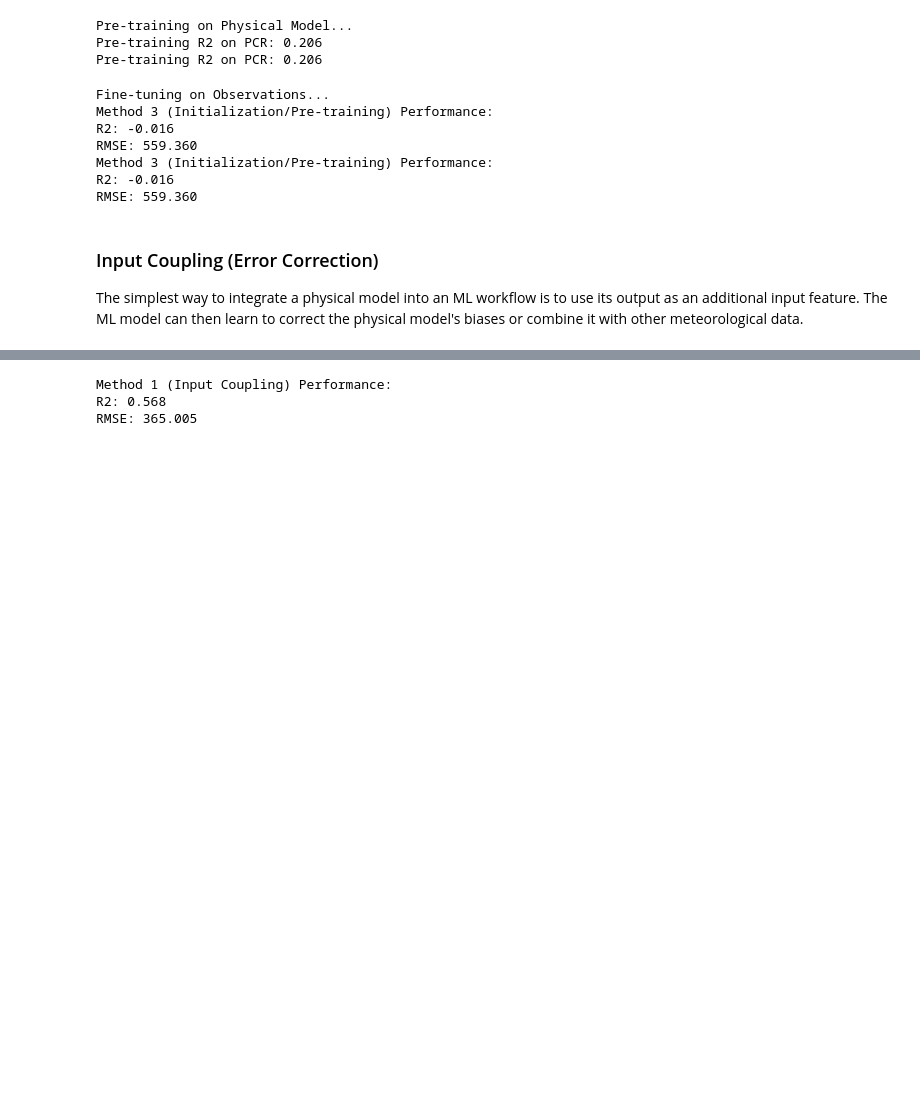
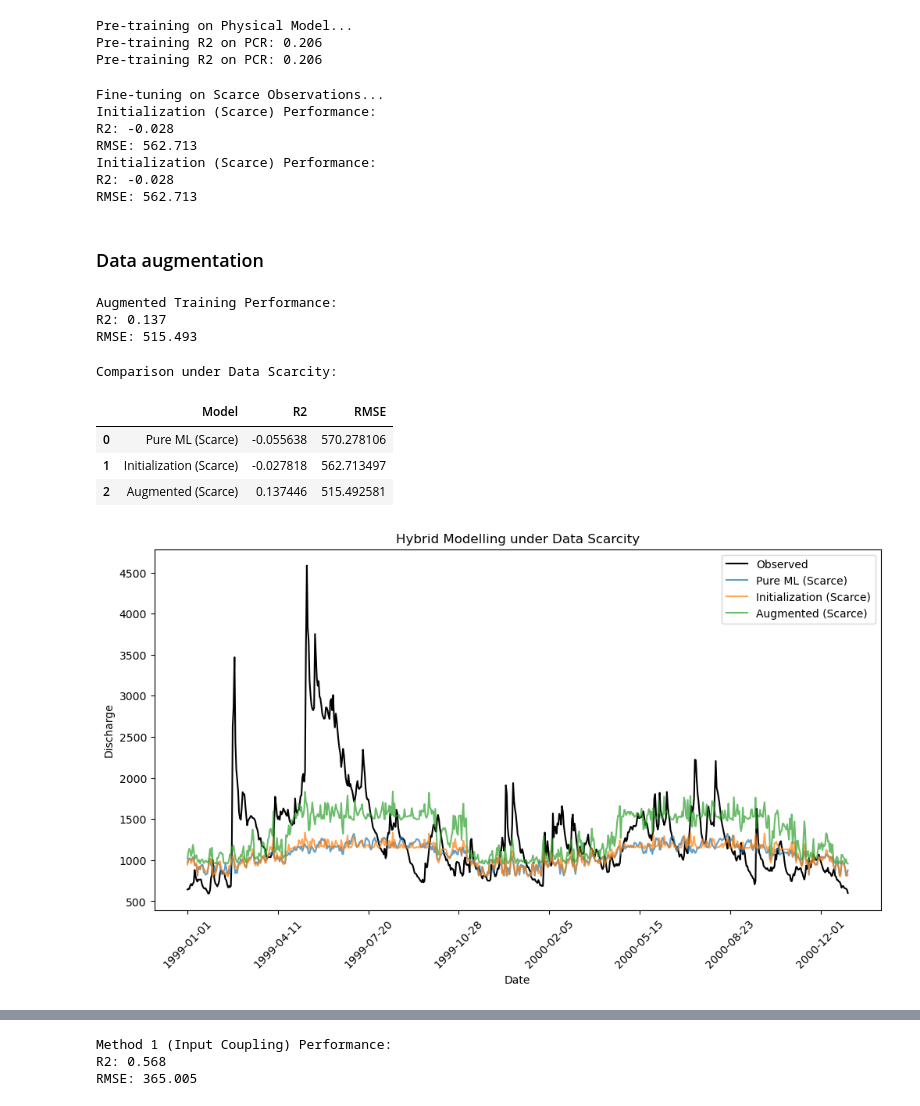
Before and after one commit to oriol-pomarol/codegeo_workshops, a Jupyter notebook: 8_hybrid_modelling.ipynb, the cells around one changed output, grey strips where cells are left out. Drawn from its saved outputs; the diff is of its cells as text; code cells hidden in the pictures; blank space fills up the shorter version.

```diff
--- a/8_hybrid_modelling.ipynb
+++ b/8_hybrid_modelling.ipynb
@@ -136,10 +153,9 @@ Pre-training on Physical Model...
 Pre-training R2 on PCR: 0.206
 Pre-training R2 on PCR: 0.206
 # %%
-# Step 2: Fine-tune on Observed Data
-# We continue training to map Meteo -> Obs
-print("Fine-tuning on Observations...")
-model_init.fit(X_train_meteo, y_train.values.ravel())
+# Step 2: Fine-tune on Scarce Observed Data
+print("Fine-tuning on Scarce Observations...")
+model_init.fit(X_train_meteo_scarce, y_train_scarce.values.ravel())
 
 # Predict
 pred_init = model_init.predict(X_test_meteo)
@@ -148,18 +164,67 @@ pred_init = model_init.predict(X_test_meteo)
 init_r2 = r2_score(y_test, pred_init)
 init_rmse = root_mean_squared_error(y_test, pred_init)
 
-print("Method 3 (Initialization/Pre-training) Performance:")
+print("Initialization (Scarce) Performance:")
 print(f"R2: {init_r2:.3f}")
 print(f"RMSE: {init_rmse:.3f}")
 # %% [output]
-Fine-tuning on Observations...
-Method 3 (Initialization/Pre-training) Performance:
-R2: -0.016
-RMSE: 559.360
-Method 3 (Initialization/Pre-training) Performance:
-R2: -0.016
-RMSE: 559.360
+Fine-tuning on Scarce Observations...
+Initialization (Scarce) Performance:
+R2: -0.028
+RMSE: 562.713
+Initialization (Scarce) Performance:
+R2: -0.028
+RMSE: 562.713
-# %% [markdown]
-### Input Coupling (Error Correction)
-
-The simplest way to integrate a physical model into an ML workflow is to use its output as an additional input feature. The ML model can then learn to correct the physical model's biases or combine it with other meteorological data.
+# %% [markdown]
+### Data augmentation
+# %%
+# Train a RF model on a concatenation of both observed and PCR outputs
+X_train_augmented = pd.concat([X_train_meteo_scarce, X_train[['p', 't', 'et']]], axis=0, ignore_index=True)
+y_train_augmented = pd.concat([y_train_scarce.squeeze(), X_train['pcr']], axis=0, ignore_index=True)
+
+model_augmented = MLPRegressor(hidden_layer_sizes=(64, 64), random_state=42, max_iter=1000, warm_start=True)
+model_augmented.fit(X_train_augmented, y_train_augmented.values.ravel())
+
+# Predict
+pred_augmented = model_augmented.predict(X_test_meteo)
+
+# Evaluate
+augmented_r2 = r2_score(y_test, pred_augmented)
+augmented_rmse = root_mean_squared_error(y_test, pred_augmented)
+
+print("Augmented Training Performance:")
+print(f"R2: {augmented_r2:.3f}")
+print(f"RMSE: {augmented_rmse:.3f}")
+# %% [output]
+Augmented Training Performance:
+R2: 0.137
+RMSE: 515.493
+# %%
+# Compare Pure ML (Scarce) vs Initialization (Scarce)
+print("Comparison under Data Scarcity:")
+display(pd.DataFrame({
+    'Model': ['Pure ML (Scarce)', 'Initialization (Scarce)', 'Augmented (Scarce)'],
+    'R2': [pure_r2, init_r2, augmented_r2],
+    'RMSE': [pure_rmse, init_rmse, augmented_rmse]
+}))
+
+# Plotting
+plt.figure(figsize=(12, 6))
+plt.plot(y_test.index, y_test['obs'], label='Observed', color='black')
+plt.plot(y_test.index, pred_pure, label='Pure ML (Scarce)', alpha=0.7)
+plt.plot(y_test.index, pred_init, label='Initialization (Scarce)', alpha=0.7)
+plt.plot(y_test.index, pred_augmented, label='Augmented (Scarce)', alpha=0.7)
+plt.legend()
+plt.title('Hybrid Modelling under Data Scarcity')
+plt.ylabel('Discharge')
+plt.xlabel('Date')
+plt.gca().xaxis.set_major_locator(plt.MaxNLocator(10))
+plt.xticks(rotation=45)
+plt.show()
+# %% [output]
+Comparison under Data Scarcity:
+|  | Model | R2 | RMSE |
+| 0 | Pure ML (Scarce) | -0.055638 | 570.278106 |
+| 1 | Initialization (Scarce) | -0.027818 | 562.713497 |
+| 2 | Augmented (Scarce) | 0.137446 | 515.492581 |
+[figure, added]
```
Also changed, not shown: parts of 22 cells of this notebook.
